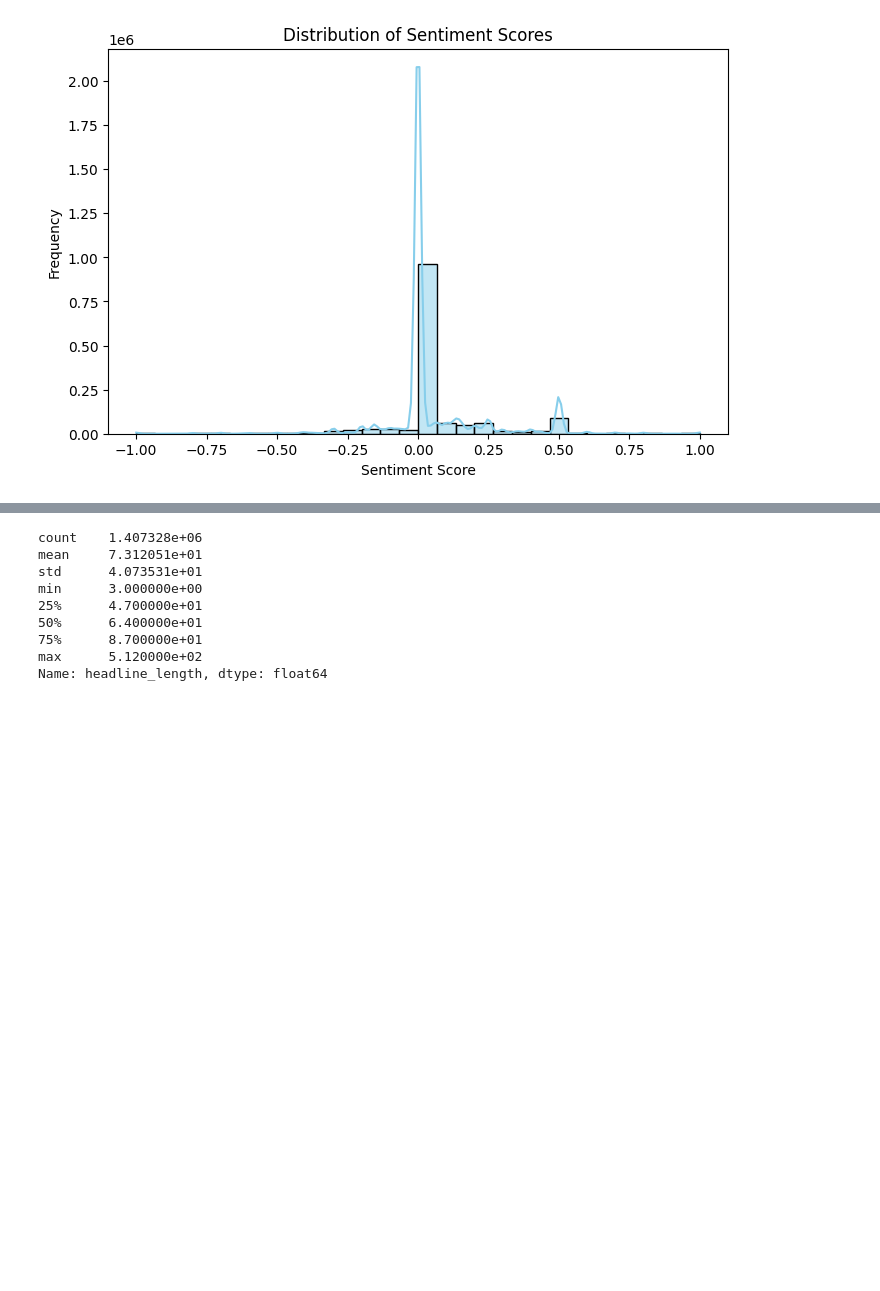
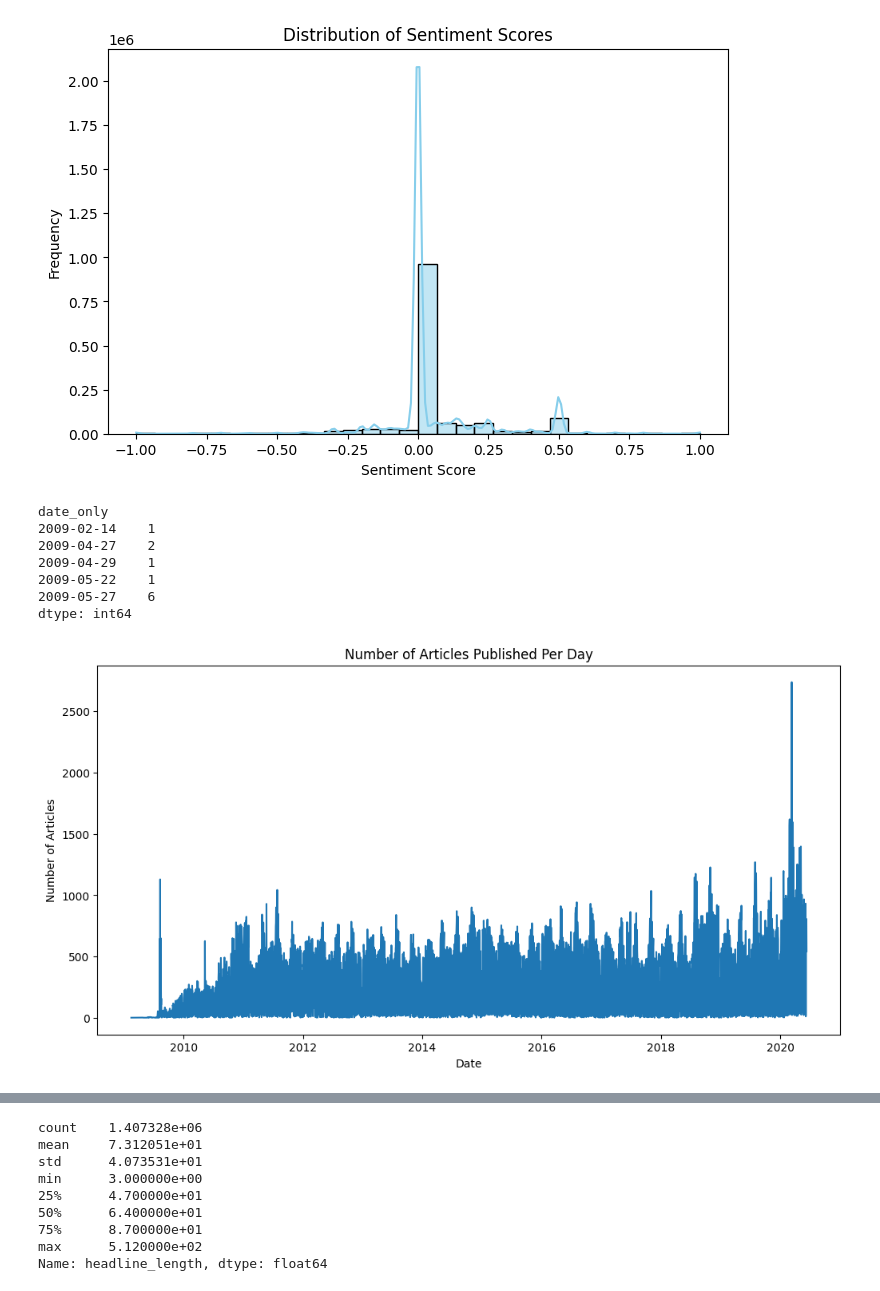
Before and after one commit to AmhaBK/stock-price-sentiment-analysis, a Jupyter notebook: notebooks/EDA.ipynb, the cells around one changed output, grey strips where cells are left out. Cells and saved outputs as stored; diff of their text form; code cells hidden in the pictures; blank space fills up the shorter version.

Commit message:
Parsed dates and did time series plots for publication dates

```diff
--- a/notebooks/EDA.ipynb
+++ b/notebooks/EDA.ipynb
@@ -5,7 +5,7 @@ from textblob import TextBlob
 import matplotlib.pyplot as plt
 import seaborn as sns
 # %%
-news_data = pd.read_csv("../data/raw_analyst_ratings.csv")
+news_data = pd.read_csv("../data/raw_analyst_ratings.csv", parse_dates=["date"], date_parser=lambda x: pd.to_datetime(x, utc=True))
 # %%
 print(news_data.head(7))
 
@@ -77,3 +88,32 @@ std      1.830652e-01
 5710   Worst Performing Industries For December 2, 2014       -1.0
 6100                            10 Worst Stocks Of 2017       -1.0
 [figure]
+# %%
+# Analyzing publication date trends over time
+
+# Create a date-only column for analyzing trends over time
+news_data['date_only'] = news_data['date'].dt.date
+
+# Count number of articles per day
+articles_per_day = news_data.groupby('date_only').size()
+
+# Show first few rows
+print(articles_per_day.head())
+
+# Visualize Publication Frequency Over Time
+
+plt.figure(figsize=(12,6))
+articles_per_day.plot()
+plt.title('Number of Articles Published Per Day')
+plt.xlabel('Date')
+plt.ylabel('Number of Articles')
+plt.show()
+# %% [output]
+date_only
+2009-02-14    1
+2009-04-27    2
+2009-04-29    1
+2009-05-22    1
+2009-05-27    6
+dtype: int64
+[figure, added]
```
Also changed, not shown: parts of 5 cells of this notebook.
